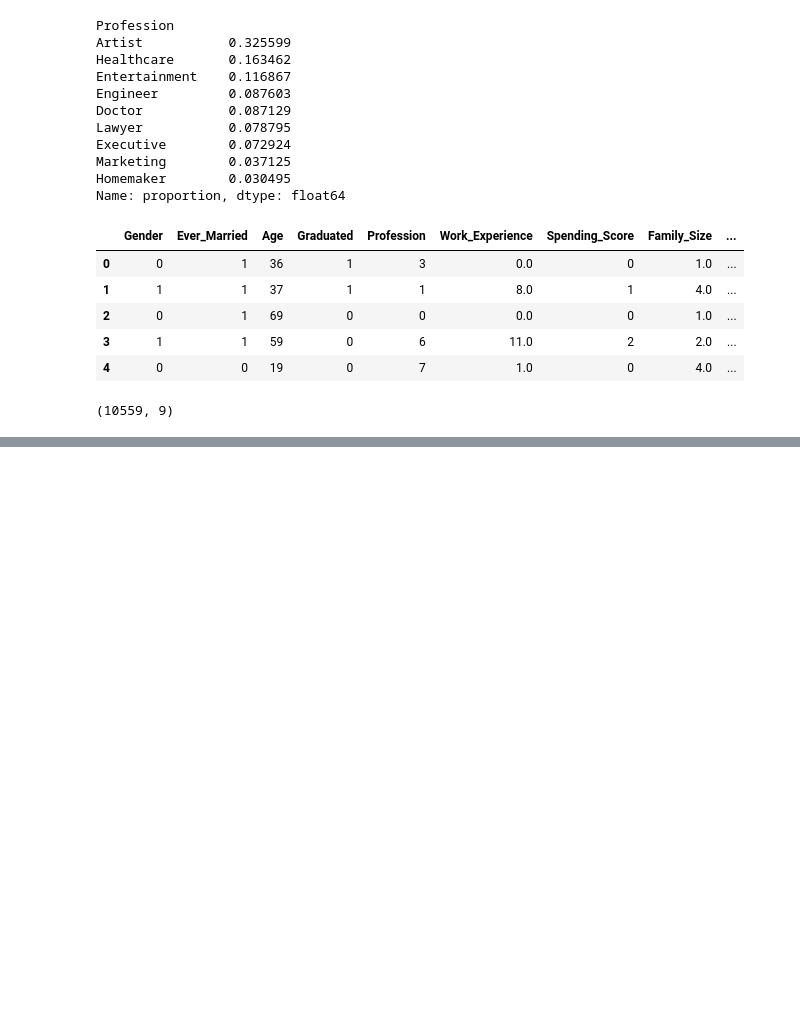
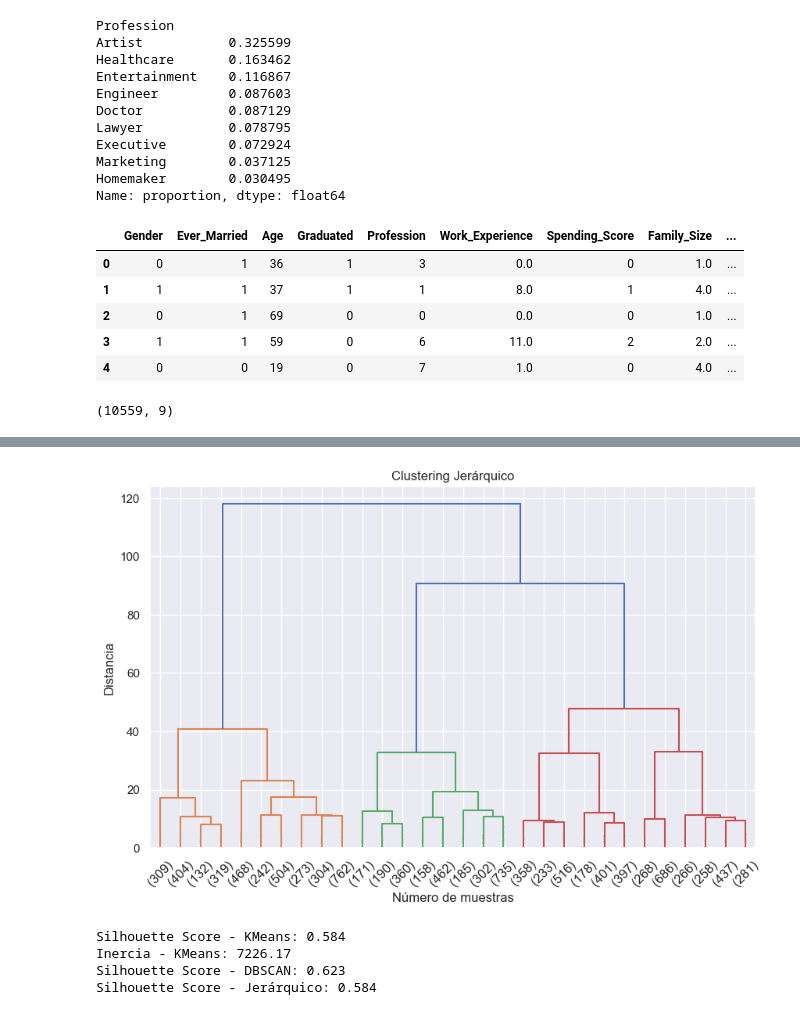
Before and after one commit to Daguerre45/Clustering, a Jupyter notebook: CasoPractico2/casoPractico_2.ipynb, the cells around one changed output, grey strips where cells are left out. Drawn from its saved outputs; the diff is of its cells as text; code cells hidden in the pictures; blank space fills up the shorter version.

```diff
--- a/CasoPractico2/casoPractico_2.ipynb
+++ b/CasoPractico2/casoPractico_2.ipynb
@@ -456,0 +508,12 @@ customer_df.shape
+# %%
+from scipy.cluster.hierarchy import dendrogram, linkage
+Z = linkage(x, method='ward')
+# %%
+plt.figure(figsize=(10, 6))
+dendrogram(Z, truncate_mode='lastp', p=30, leaf_font_size=12., show_contracted=True)
+plt.title('Clustering Jerárquico')
+plt.xlabel('Número de muestras')
+plt.ylabel('Distancia')
+plt.show()
+# %% [output]
+[figure, added]
@@ -456,0 +526,21 @@ customer_df.shape
+# %%
+from sklearn.metrics import silhouette_score
+
+# KMeans
+silhouette_kmeans = silhouette_score(x, y_kmeans)
+print(f"Silhouette Score - KMeans: {silhouette_kmeans:.3f}")
+print(f"Inercia - KMeans: {kmeans.inertia_:.2f}")
+
+# DBSCAN (ignora outliers)
+mask_dbscan = y_dbscan != -1
+silhouette_dbscan = silhouette_score(x[mask_dbscan], y_dbscan[mask_dbscan])
+print(f"Silhouette Score - DBSCAN: {silhouette_dbscan:.3f}")
+
+# Jerárquico
+silhouette_hierarchical = silhouette_score(x, customer_df['Cluster_Hierarchical'])
+print(f"Silhouette Score - Jerárquico: {silhouette_hierarchical:.3f}")
+# %% [output]
+Silhouette Score - KMeans: 0.584
+Inercia - KMeans: 7226.17
+Silhouette Score - DBSCAN: 0.623
+Silhouette Score - Jerárquico: 0.584
```
Also changed, not shown: parts of 10 cells of this notebook.
